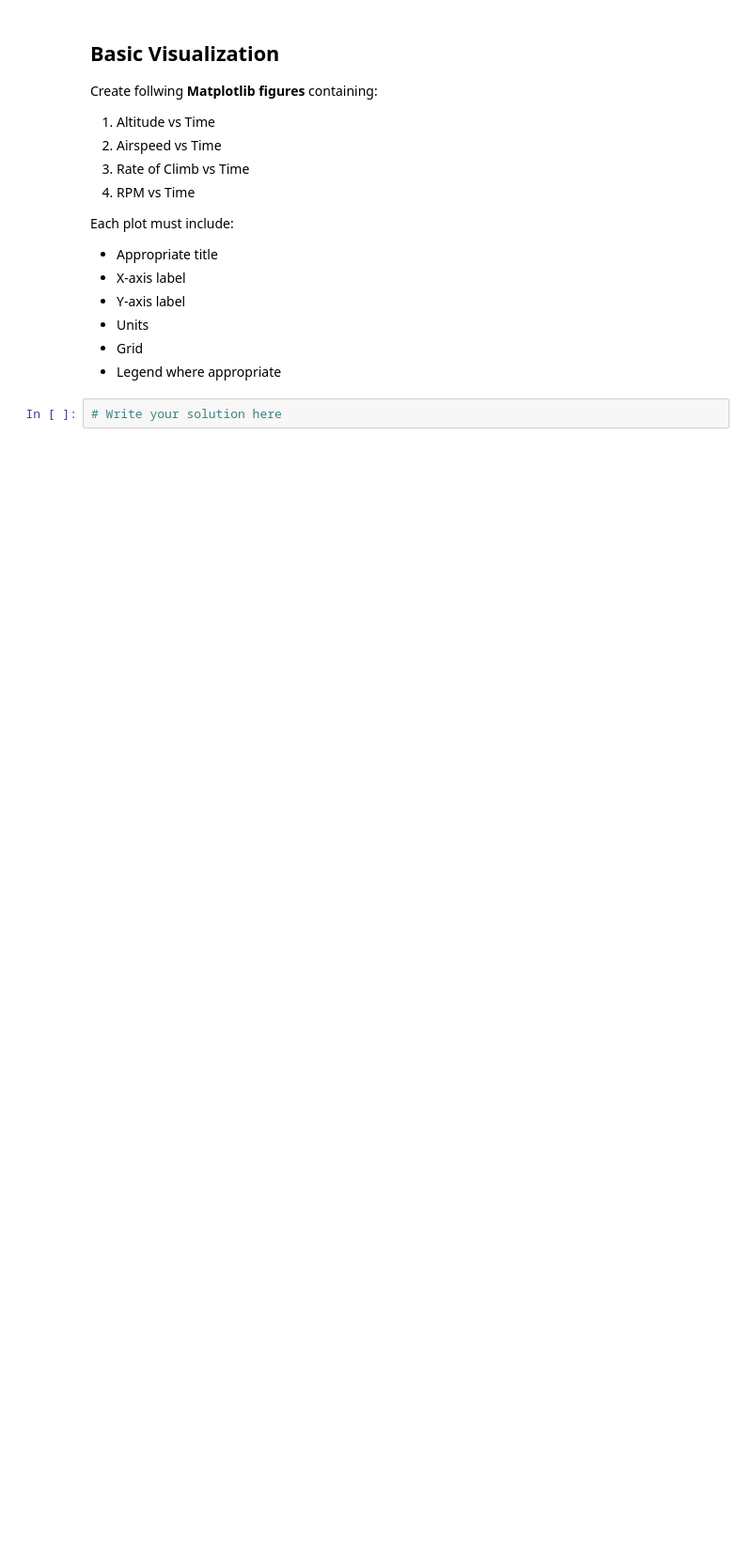
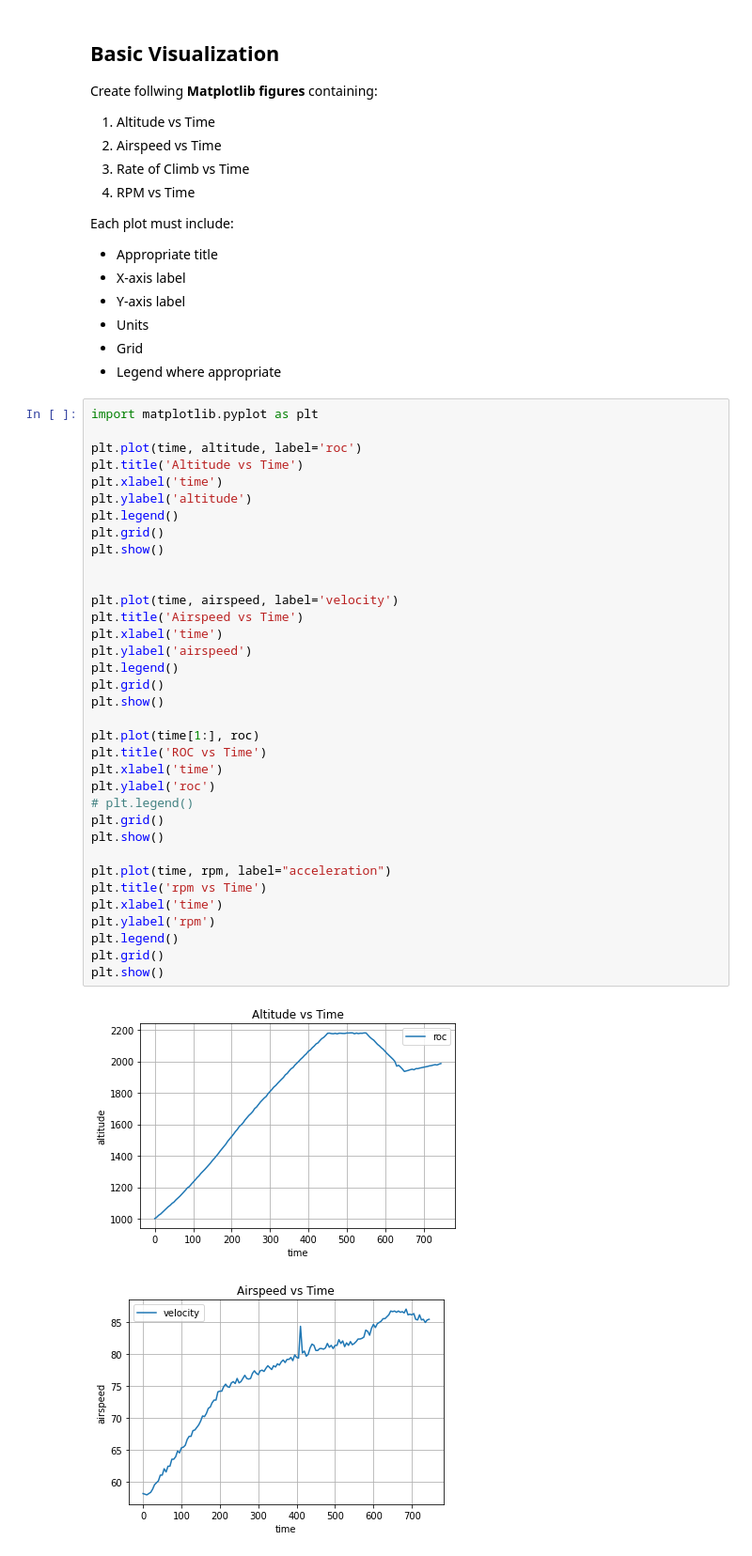
Before and after one commit to shakhawat2021hossain/python-libraries, a Jupyter notebook: exercise/project02_23044005.ipynb, the cells around one changed output. Shown at 94% size. Drawn from its saved outputs; the diff is of its cells as text; blank space fills up the shorter version.

```diff
--- a/exercise/project02_23044005.ipynb
+++ b/exercise/project02_23044005.ipynb
@@ -186,4 +173,40 @@ Each plot must include:
 - Grid
 - Legend where appropriate
 # %%
-# Write your solution here
+import matplotlib.pyplot as plt
+
+plt.plot(time, altitude, label='roc')
+plt.title('Altitude vs Time')
+plt.xlabel('time')
+plt.ylabel('altitude')
+plt.legend()
+plt.grid()
+plt.show()
+
+
+plt.plot(time, airspeed, label='velocity')
+plt.title('Airspeed vs Time')
+plt.xlabel('time')
+plt.ylabel('airspeed')
+plt.legend()
+plt.grid()
+plt.show()
+
+plt.plot(time[1:], roc)
+plt.title('ROC vs Time')
+plt.xlabel('time')
+plt.ylabel('roc')
+# plt.legend()
+plt.grid()
+plt.show()
+
+plt.plot(time, rpm, label="acceleration")
+plt.title('rpm vs Time')
+plt.xlabel('time')
+plt.ylabel('rpm')
+plt.legend()
+plt.grid()
+plt.show()
+# %% [output]
+[figure, added]
+[figure, added]
```
Also changed, not shown: parts of 5 cells of this notebook, 2 other files.
